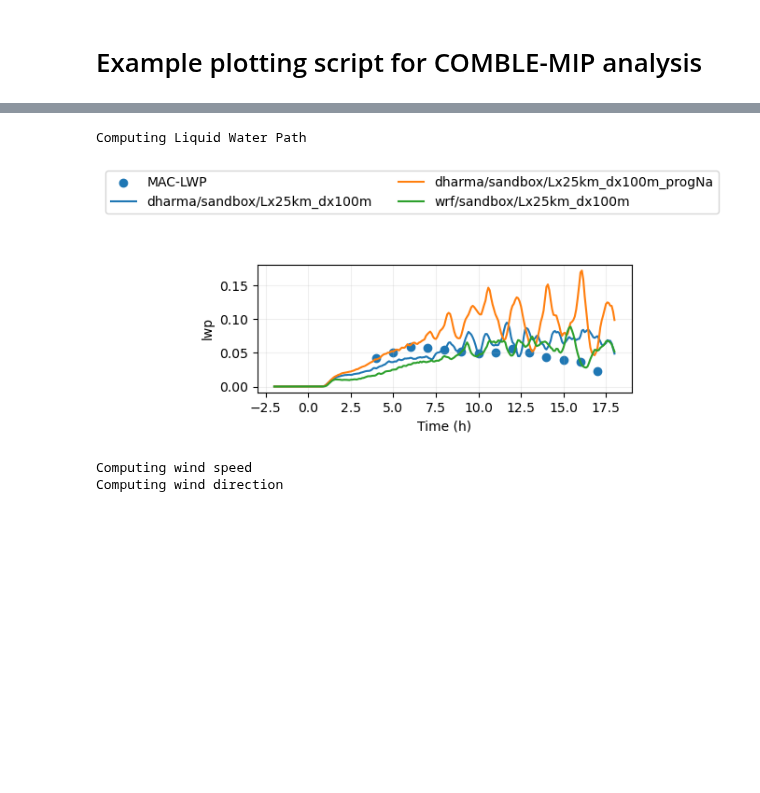
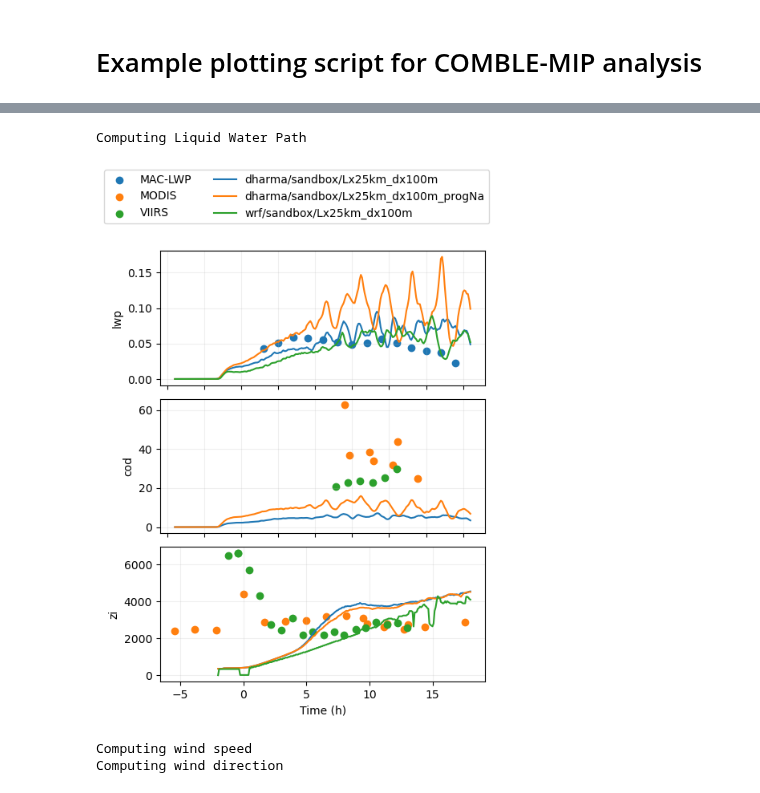
Before and after one commit to ARM-Development/comble-mip, a Jupyter notebook: _sources/notebooks/plotting/example_plotting.ipynb, the cells around one changed output, grey strips where cells are left out. Saved outputs shown, nothing was run; the diff lists cells and outputs as text; code cells hidden in the pictures; blank space fills up the shorter version.

```diff
--- a/_sources/notebooks/plotting/example_plotting.ipynb
+++ b/_sources/notebooks/plotting/example_plotting.ipynb
@@ -17,4 +17,4 @@ maclwp_dat = load_maclwp(PATH='../../data_files/',t_filter = 0.)
 
 ## load MODIS and VIIRS retrievals
 modis_dat = load_modis(PATH='../../data_files/',t_filter = 0.)
-virrs_dat = load_viirs(PATH='../../data_files/',t_filter = 0.)
+viirs_dat = load_viirs(PATH='../../data_files/',t_filter = 0.)
@@ -40,6 +44,6 @@ plot_1d(pd.concat([df_col_1d,era5_1d]),var_vec_1d)
 # %%
 ## load all simulations located in subfolders of the given directory
-var_vec_1d = ['cwp','rwp','iwp','swp','gwp'] # variables without ERA5 (shorter time axis)
+var_vec_1d = ['cwp','rwp','iwp','swp','gwp','cod','zi'] # variables without ERA5 (shorter time axis)
 var_vec_2d = ['theta','qv','ua','va']
 df_col_1d,df_col_2d = load_sims('../../output_les/',var_vec_1d,var_vec_2d,t_shift=-2,keyword=sim_keyword)
 # %% [output]
@@ -52,9 +67,9 @@ df_col_1d,df_col_2d = load_sims('../../output_les/',var_vec_1d,var_vec_2d,t_shif
 # %%
 ## plot variables that have only time dependence
-plot_1d(pd.concat([df_col_1d,maclwp_dat]),['lwp'])
+plot_1d(pd.concat([df_col_1d,maclwp_dat,modis_dat,viirs_dat]),['lwp','cod','zi'])
 # %% [output]
 Computing Liquid Water Path
-[figure, old version]
+[figure, new version]
 # %%
 ## plot all variables that have time and height dependence
 #plot_2d(df_col_2d,var_vec_2d,[0,3,6,9,12,15,18],z_max=6000)
```
Also changed, not shown: parts of 4 cells of this notebook, 7 other files.
